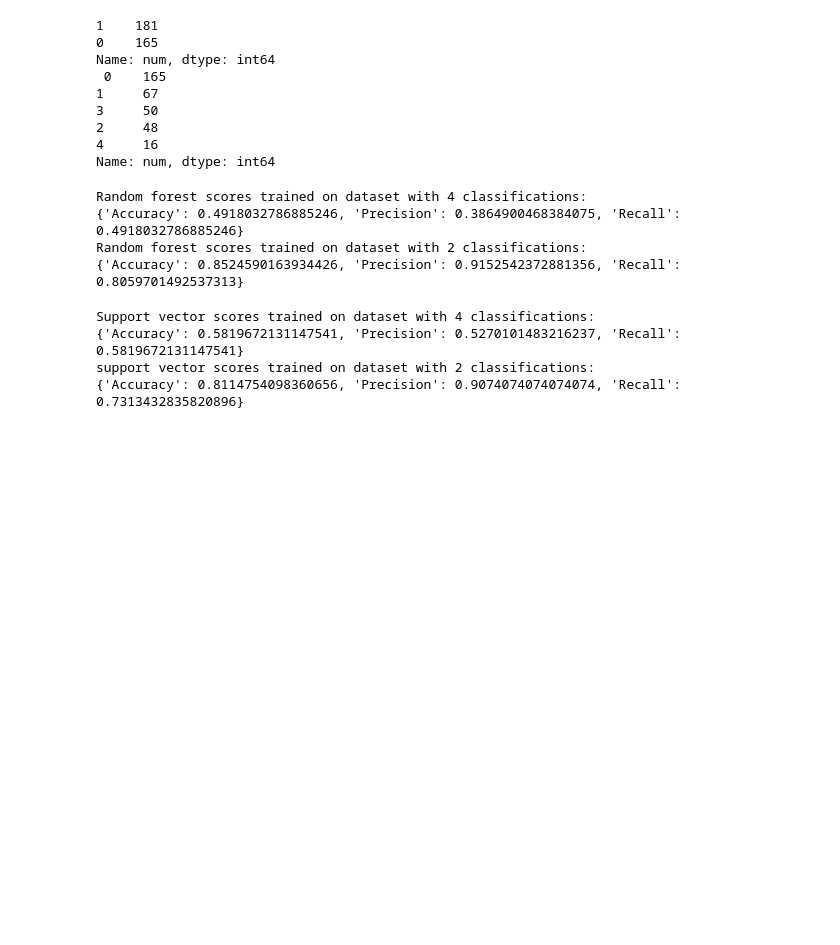
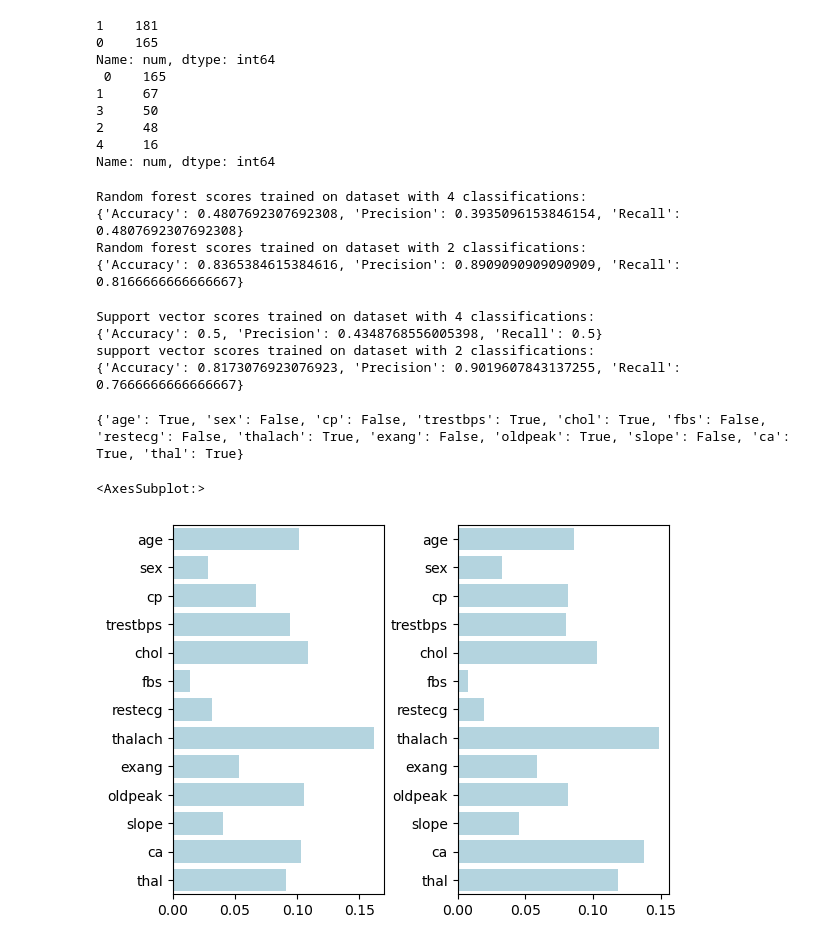
Before and after one commit to LouviersJ/AI-project, a Jupyter notebook: Analyzer.ipynb, the cells around one changed output. Cells and saved outputs as stored; diff of their text form; code cells hidden in the pictures; blank space fills up the shorter version.

```diff
--- a/Analyzer.ipynb
+++ b/Analyzer.ipynb
@@ -10,10 +10,10 @@ df.replace('?', np.NAN, inplace=True)
 df.dropna(thresh=13, inplace = True)
 df.reset_index(inplace=True)
 df.drop('index', axis = 1, inplace = True)
-df[:] = df[:].astype(float)
-df.ca.fillna( df.ca.median(), inplace = True)
-df.thal.fillna(df.thal.mean(), inplace = True)
-df.ca = df.ca.astype(int)
+df = df.astype(float)
+df.ca.fillna( df.ca.mean().__round__(), inplace = True)
+df.thal.fillna(df.thal.mean().__round__(), inplace = True)
+df = df.convert_dtypes()
 df.num = df.num.astype(int)
-df
+df.info()
 # %% [output]
@@ -49,19 +53,19 @@ Name: num, dtype: int64
 from sklearn.model_selection import train_test_split
 
 # Split data into training and test sets
-X_train, X_test, y_train, y_test = train_test_split(df.drop('num',axis=1), df['num'], test_size=0.35, random_state=1234)
-X_train_, X_test_, y_train_, y_test_ = train_test_split(df_.drop('num',axis=1), df_['num'], test_size=0.35, random_state=1234)
+X_train, X_test, y_train, y_test = train_test_split(df.drop('num',axis=1), df['num'], test_size=0.3, random_state=1234)
+X_train_, X_test_, y_train_, y_test_ = train_test_split(df_.drop('num',axis=1), df_['num'], test_size=0.3, random_state=1234)
 # %%
 from sklearn.ensemble import RandomForestClassifier
 from sklearn.metrics import accuracy_score, precision_score, recall_score
 
 # Fit random forest models
 RFC_advanced = RandomForestClassifier(
-    n_estimators=270, min_samples_split=3,  criterion="entropy", random_state=1234
+    n_estimators=150, min_samples_split=3,  criterion="entropy", random_state=1234
     ).fit(X_train, y_train)
 
 RFC_basic = RandomForestClassifier(
-    n_estimators=30, min_samples_split=3,  criterion="entropy", random_state=1234
+    n_estimators=150, min_samples_split=3,  criterion="entropy", random_state=1234
     ).fit(X_train_, y_train_)
 
 
@@ -80,9 +84,9 @@ print(f'Random forest scores trained on dataset with 4 classifications: \n{RFC_a
 print(f'Random forest scores trained on dataset with 2 classifications: \n{RFC_basic_scores}')
 # %% [output]
 Random forest scores trained on dataset with 4 classifications:
-{'Accuracy': 0.4918032786885246, 'Precision': 0.3864900468384075, 'Recall': 0.4918032786885246}
+{'Accuracy': 0.4807692307692308, 'Precision': 0.3935096153846154, 'Recall': 0.4807692307692308}
 Random forest scores trained on dataset with 2 classifications:
-{'Accuracy': 0.8524590163934426, 'Precision': 0.9152542372881356, 'Recall': 0.8059701492537313}
+{'Accuracy': 0.8365384615384616, 'Precision': 0.8909090909090909, 'Recall': 0.8166666666666667}
 # %%
 # Import svm and normalize data
 from sklearn.preprocessing import MinMaxScaler
@@ -111,6 +115,37 @@ print(f'Support vector scores trained on dataset with 4 classifications: \n{SVM_
 print(f'support vector scores trained on dataset with 2 classifications: \n{SVM_basic_scores}')
 # %% [output]
 Support vector scores trained on dataset with 4 classifications:
-{'Accuracy': 0.5819672131147541, 'Precision': 0.5270101483216237, 'Recall': 0.5819672131147541}
+{'Accuracy': 0.5, 'Precision': 0.4348768556005398, 'Recall': 0.5}
 support vector scores trained on dataset with 2 classifications:
-{'Accuracy': 0.8114754098360656, 'Precision': 0.9074074074074074, 'Recall': 0.7313432835820896}
+{'Accuracy': 0.8173076923076923, 'Precision': 0.9019607843137255, 'Recall': 0.7666666666666667}
+# %%
+import seaborn as sns
+import matplotlib.pyplot as plt
+from sklearn.feature_selection import SelectFromModel
+#Finding important features for correlations
+#Returns array with True for all feature importances greater than the mean value of all feature importances
+adv_importances = SelectFromModel(RFC_advanced).get_support()
+bas_importances = SelectFromModel(RFC_basic).get_support()
+
+#Finding features important in both RF classifiers
+most_important = []
+for x in range(len(adv_importances)):
+    if adv_importances[x] == bas_importances[x] and adv_importances[x] == True:
+        most_important.append(True)
+    else:
+        most_important.append(False)
+most_imp_dict = {}
+for A, B in zip(df.drop('num',axis=1).columns, most_important):
+    most_imp_dict[A] = B
+
+#Returns dict of most important features
+print(most_imp_dict)
+#Create bar graphs with feature importances
+fig, axes = plt.subplots(1,2)
+fig.subplots_adjust(wspace=0.35)
+sns.barplot(x=RFC_advanced.feature_importances_, y=df.drop('num',axis=1).columns, ax=axes[0], color='lightblue')
+sns.barplot(x=RFC_basic.feature_importances_, y=df.drop('num',axis=1).columns, ax=axes[1], color='lightblue')
+# %% [output]
+{'age': True, 'sex': False, 'cp': False, 'trestbps': True, 'chol': True, 'fbs': False, 'restecg': False, 'thalach': True, 'exang': False, 'oldpeak': True, 'slope': False, 'ca': True, 'thal': True}
+<AxesSubplot:>
+[figure, added]
```
Also changed, not shown: parts of 2 cells of this notebook, 1 other file.
